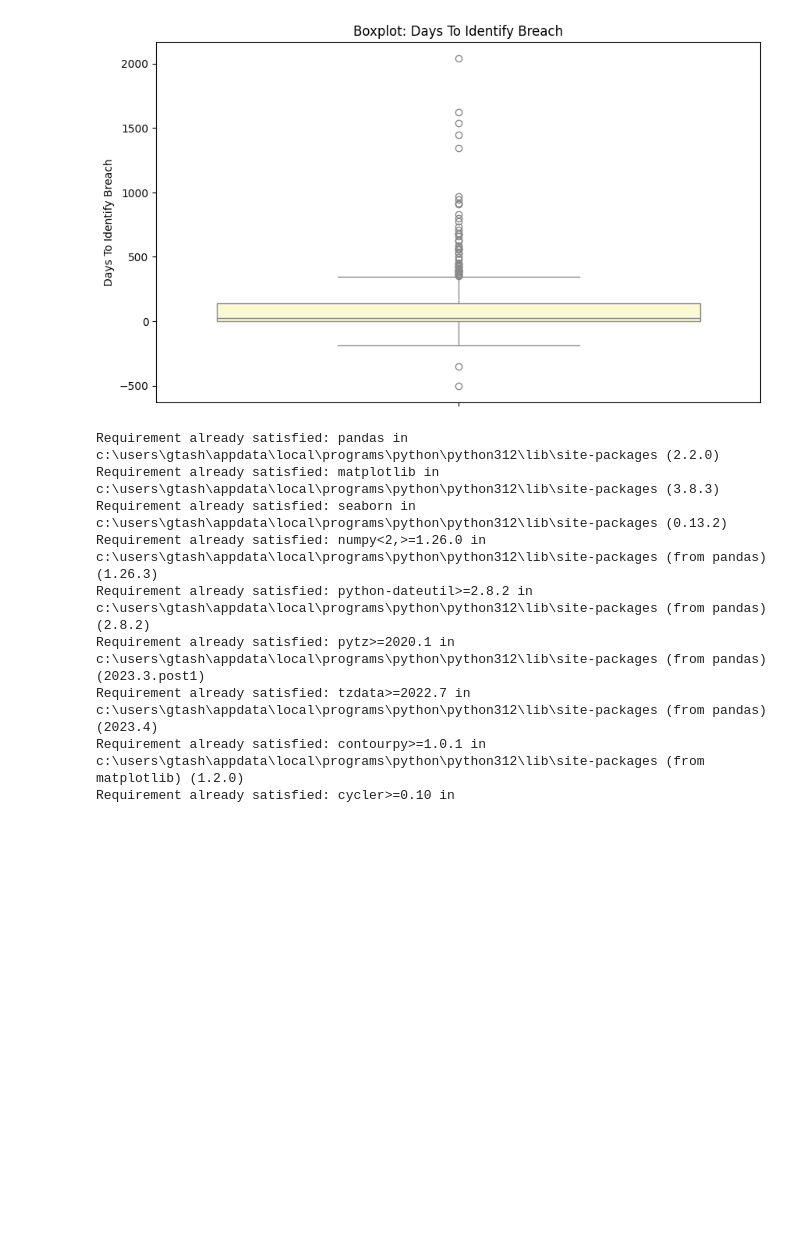
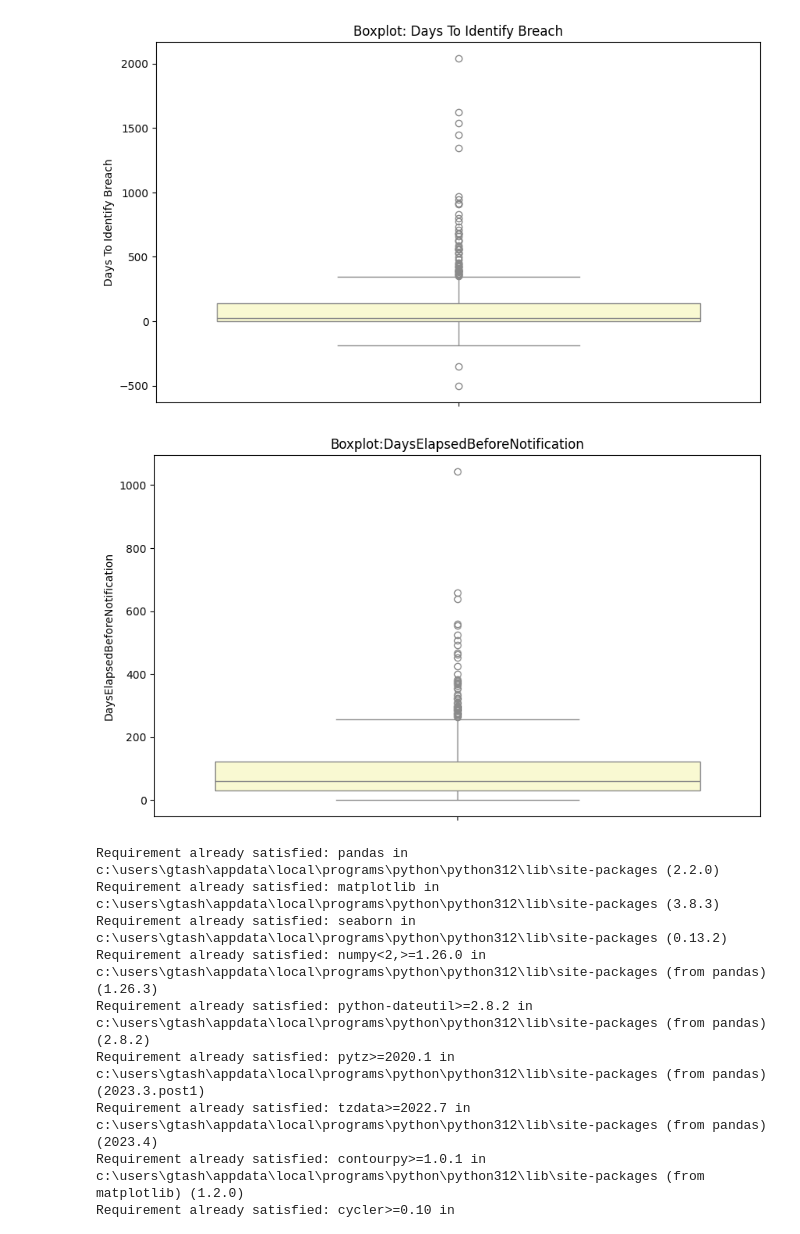
Before and after one commit to Seattle5/GuillermoFBUS759Submissions, a Jupyter notebook: DataProduct_1.ipynb, the cells around one changed output. Cells and saved outputs as stored; diff of their text form; code cells hidden in the pictures; blank space fills up the shorter version.

Commit message:
Data Product 2 11-7-2024

```diff
--- a/DataProduct_1.ipynb
+++ b/DataProduct_1.ipynb
@@ -76,6 +76,22 @@ plt.ylabel("Days To Identify Breach")
 plt.show()
 # %% [output]
 [figure]
+# %%
+import statistics
+data = pd.read_csv ("Data_Breach_Notifications_Short_File.csv")
+import seaborn as sns
+import matplotlib.pyplot as plt
+
+## Box Plot
+my_colors = ["#FFFFCC", "#CCFFFF"]  # Set a custome color palette of pastels
+sns.set_palette(sns.color_palette(my_colors))
+fig, ax = plt.subplots(figsize=(10, 6))
+sns.boxplot(y='DaysElapsedBeforeNotification', data=data)
+plt.title("Boxplot:DaysElapsedBeforeNotification")
+plt.ylabel("DaysElapsedBeforeNotification")
+plt.show()
+# %% [output]
+[figure, added]
 # %%
 import pandas as pd
 import numpy as np
```
Also changed, not shown: parts of 1 cell of this notebook, 3 other files.
